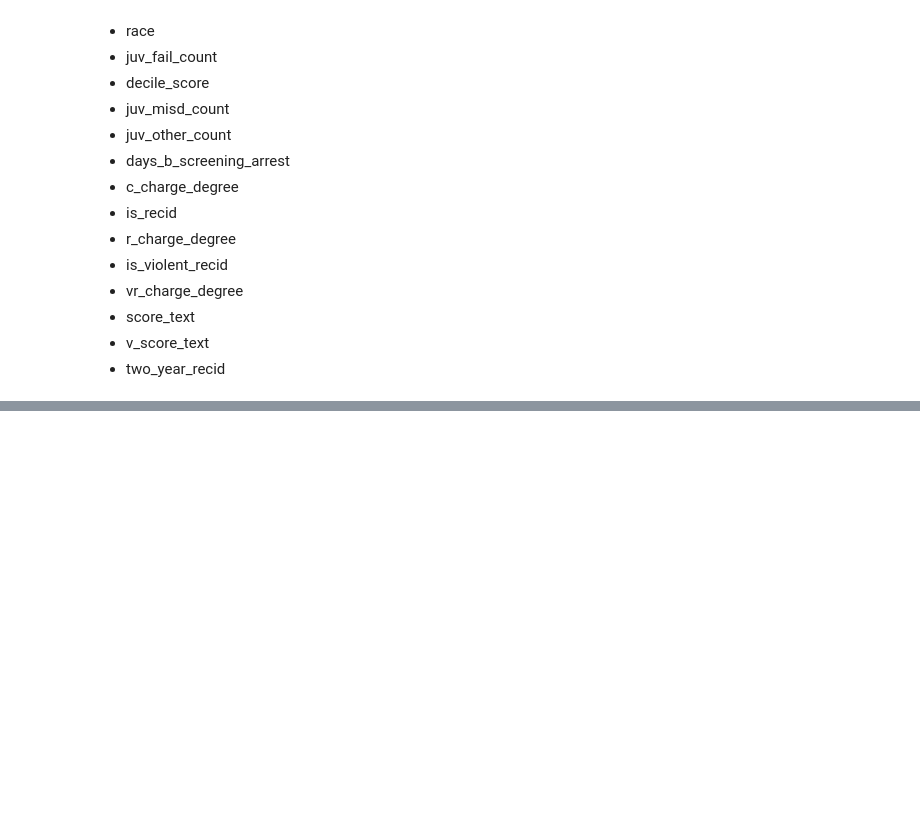
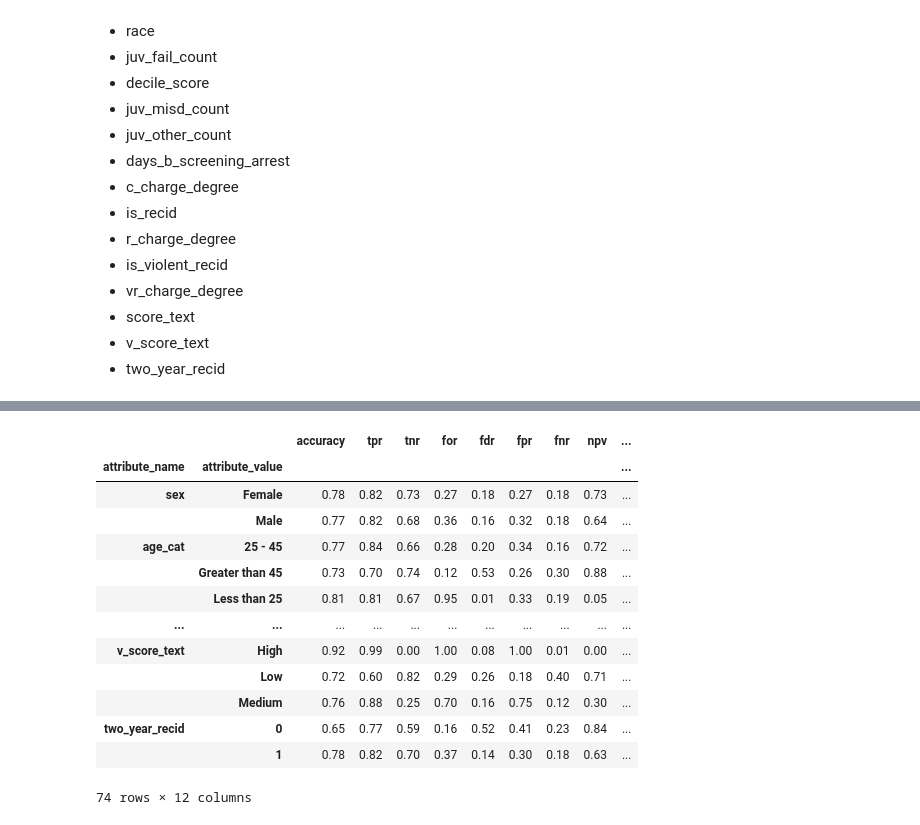
Before and after one commit to DanielCarneiro123/compas-machine-bias, a Jupyter notebook: propublica.ipynb, the cells around one changed output, grey strips where cells are left out. Drawn from its saved outputs; the diff is of its cells as text; code cells hidden in the pictures; blank space fills up the shorter version.

```diff
--- a/propublica.ipynb
+++ b/propublica.ipynb
@@ -445,5 +445,14 @@ for column in new_df.columns:
     new_df[column] = new_df[column].astype('object')
 
 # convert target columns to numerical
-new_df['predicted_score'] = new_df[column].astype('int')
-new_df['score_factor'] = new_df[column].astype('int')
+new_df['predicted_score'] = new_df['predicted_score'].astype('int')
+new_df['score_factor'] = new_df['score_factor'].astype('int')
+# %%
+# select a row where race = Caucasian, sex = Male, age_cat = 25-45, recidivism = no, c_charge_degree = F, decile_score = 5, juv_fel_count = 0, juv_misd_count = 0, juv_other_count = 0, r_charge_degree = F, vr_charge_degree = F, score_text = Low, v_score_text = Low, two_year_recid = 0
+# this row will be used as reference group
+reference = new_df.loc[new_df['race'] == 'Caucasian']
+reference = reference.iloc[0]
+reference.drop(['predicted_score', 'score_factor'], inplace=True)
+
+reference = reference.to_dict()
+reference
@@ -450,3 +474,8 @@ new_df['score_factor'] = new_df[column].astype('int')
 # %%
-audit = Audit(new_df, label_column="predicted_score", score_column="score_factor", sensitive_attribute_column=["sex", "age_cat", "race", "recidivism", "c_charge_degree", "decile_score", "juv_fel_count", "juv_misd_count", "juv_other_count", "r_charge_degree", "vr_charge_degree", "score_text", "v_score_text", "two_year_recid"])
+
+audit = Audit(new_df,
+              label_column="predicted_score",
+              score_column="score_factor",
+              sensitive_attribute_column=["sex", "age_cat", "race", "recidivism", "c_charge_degree", "decile_score", "juv_fel_count", "juv_misd_count", "juv_other_count", "r_charge_degree", "vr_charge_degree", "score_text", "v_score_text", "two_year_recid"],
+              reference_groups=reference)
 audit.audit()
@@ -452,0 +499,17 @@ audit.audit()
+# %%
+audit.metrics.round(2)
+# %% [output]
+|  |  | accuracy | tpr | tnr | for | fdr | fpr | fnr | npv | ... |
+| attribute_name | attribute_value |  |  |  |  |  |  |  |  | ... |
+| sex | Female | 0.78 | 0.82 | 0.73 | 0.27 | 0.18 | 0.27 | 0.18 | 0.73 | ... |
+|  | Male | 0.77 | 0.82 | 0.68 | 0.36 | 0.16 | 0.32 | 0.18 | 0.64 | ... |
+| age_cat | 25 - 45 | 0.77 | 0.84 | 0.66 | 0.28 | 0.20 | 0.34 | 0.16 | 0.72 | ... |
+|  | Greater than 45 | 0.73 | 0.70 | 0.74 | 0.12 | 0.53 | 0.26 | 0.30 | 0.88 | ... |
+|  | Less than 25 | 0.81 | 0.81 | 0.67 | 0.95 | 0.01 | 0.33 | 0.19 | 0.05 | ... |
+| ... | ... | ... | ... | ... | ... | ... | ... | ... | ... | ... |
+| v_score_text | High | 0.92 | 0.99 | 0.00 | 1.00 | 0.08 | 1.00 | 0.01 | 0.00 | ... |
+|  | Low | 0.72 | 0.60 | 0.82 | 0.29 | 0.26 | 0.18 | 0.40 | 0.71 | ... |
+|  | Medium | 0.76 | 0.88 | 0.25 | 0.70 | 0.16 | 0.75 | 0.12 | 0.30 | ... |
+| two_year_recid | 0 | 0.65 | 0.77 | 0.59 | 0.16 | 0.52 | 0.41 | 0.23 | 0.84 | ... |
+|  | 1 | 0.78 | 0.82 | 0.70 | 0.37 | 0.14 | 0.30 | 0.18 | 0.63 | ... |
+74 rows × 12 columns
```
Also changed, not shown: parts of 6 cells of this notebook, 1 other file.
